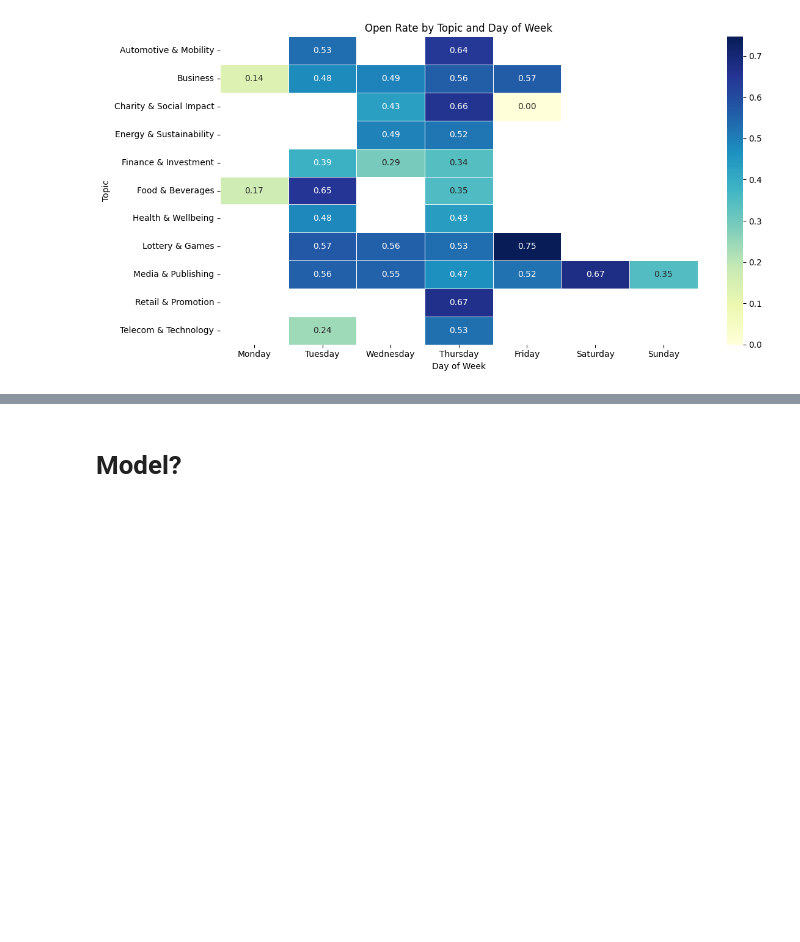
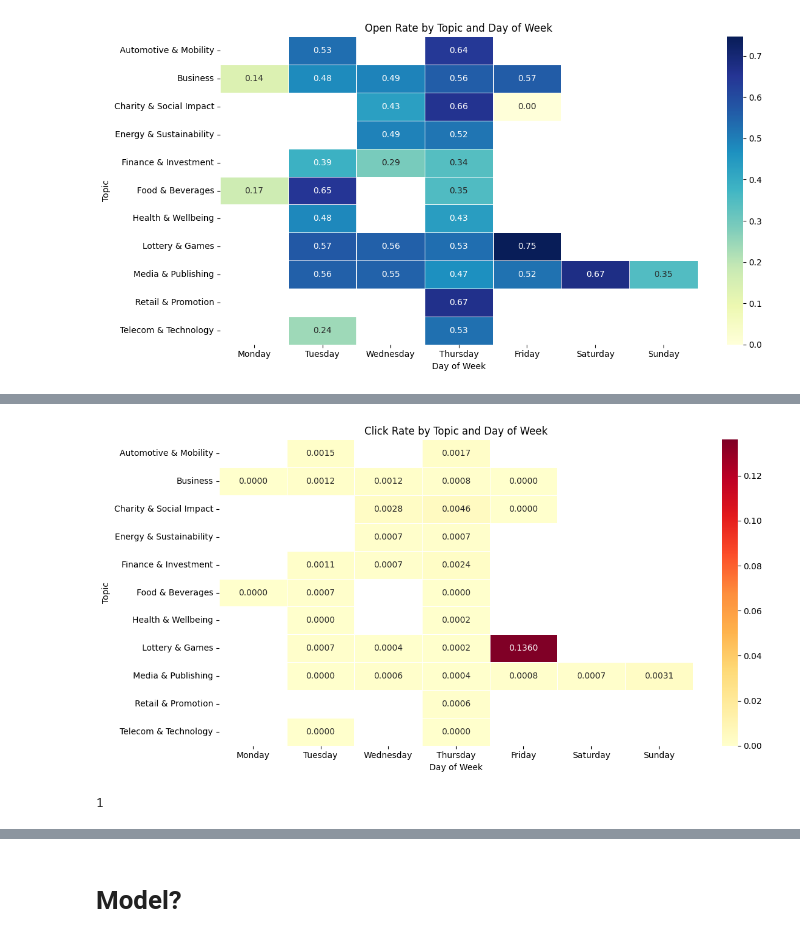
Before and after one commit to giadauva/OMG-Thesis, a Jupyter notebook: Thesis_OMG analysis.ipynb, the cells around one changed output, grey strips where cells are left out. Cells and saved outputs as stored; diff of their text form; code cells hidden in the pictures; blank space fills up the shorter version.

```diff
--- a/Thesis_OMG analysis.ipynb
+++ b/Thesis_OMG analysis.ipynb
@@ -4270,0 +4297,8 @@ print(df_device.head(5))
+# %%
+#first 20 rows
+df_raw = pd.read_excel('data/Data device, browsers, emailclient.xlsx',
+                        sheet_name='Blad1',
+                        header=None)
+
+print(df_raw.shape)
+print(df_raw.to_string())
@@ -4270,0 +4323,5 @@ print(df_device.head(5))
+# %%
+#rows
+for idx, row in df_raw.iterrows():
+    if not (pd.isna(row[0]) and pd.isna(row[1])):
+        print(f"Row {idx}: {row[0]} | {row[1]}")
@@ -4932,0 +5101,10 @@ plt.show()
+# %%
+# Click rate by day x topic
+topic_day_click = (
+    df_topic_time.groupby(['main_topic', 'day_of_week'])['click']
+    .mean()
+    .unstack('day_of_week')
+    .reindex(columns=[d for d in day_order if d in df_topic_time['day_of_week'].unique()])
+)
+
+print(topic_day_click.round(4))
@@ -4932,0 +5129,25 @@ plt.show()
+# %%
+plt.figure(figsize=(12, 6))
+sns.heatmap(
+    topic_day_click,
+    annot=True,
+    fmt='.4f',
+    cmap='YlOrRd',
+    linewidths=0.5,
+    mask=topic_day_click.isna()
+)
+plt.title('Click Rate by Topic and Day of Week')
+plt.xlabel('Day of Week')
+plt.ylabel('Topic')
+plt.tight_layout()
+plt.show()
+# %% [output]
+[figure, added]
+# %%
+#campaigns behind Lottery & Games Friday
+df_topic_time[
+    (df_topic_time['main_topic'] == 'Lottery & Games') &
+    (df_topic_time['day_of_week'] == 'Friday')
+]['mailing_id'].nunique()
+# %% [output]
+1
```
Also changed, not shown: parts of 23 cells of this notebook.
